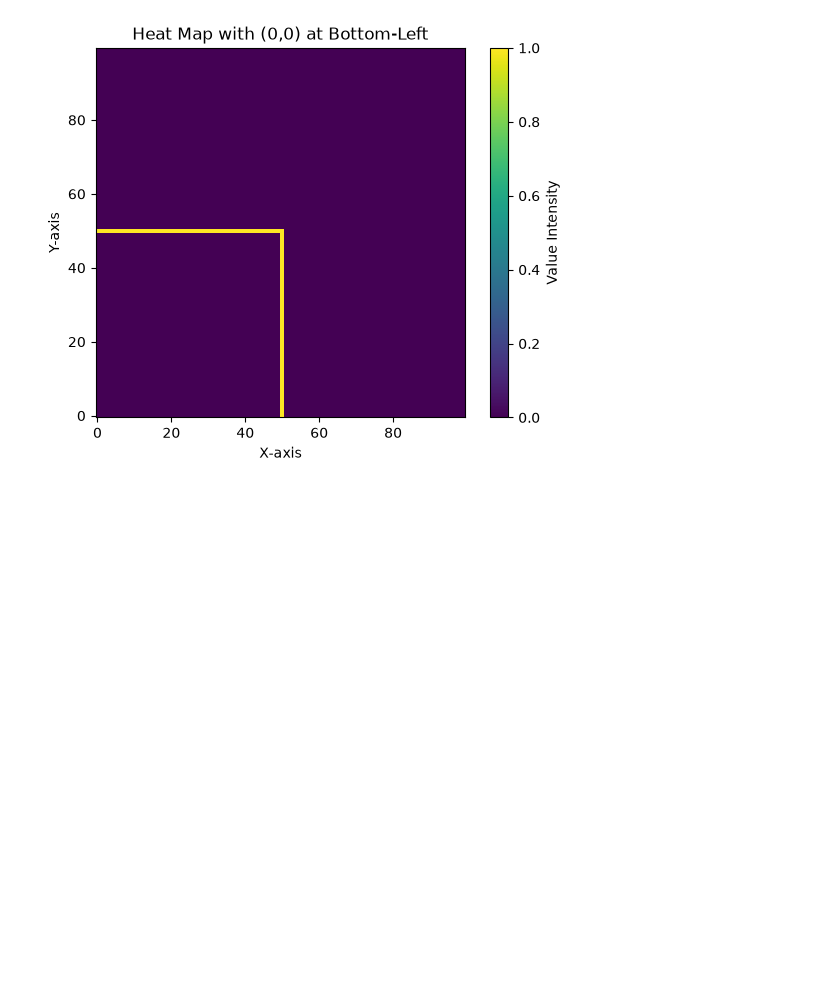
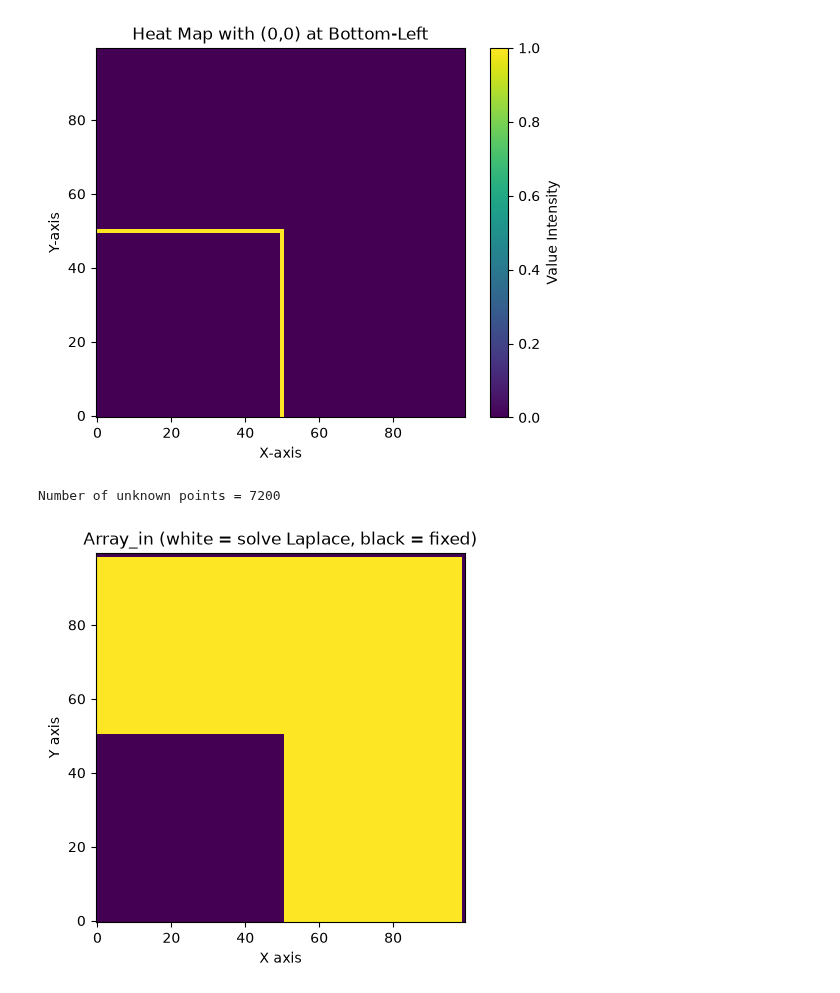
Before and after one commit to pamuduamarasinghe/Computational-Electrodynamics, a Jupyter notebook: CED_02.ipynb, the cells around one changed output. Cells and saved outputs as stored; diff of their text form; code cells hidden in the pictures; blank space fills up the shorter version.

```diff
--- a/CED_02.ipynb
+++ b/CED_02.ipynb
@@ -45,3 +46,25 @@ plt.show()
 # %% [output]
 [figure]
 [figure]
+# %%
+#4
+in_ = np.ones((n, n), dtype=bool)
+
+for k in range(n):
+    in_[k, n-1] = False
+    in_[n-1, k] = False
+
+for i in range(n//2 + 1):
+    for j in range(n//2 + 1):
+        in_[i, j] = False
+
+print("Number of unknown points =", np.sum(in_))
+
+plt.imshow(in_, cmap='viridis', origin='lower')
+plt.title('Array_in (white = solve Laplace, black = fixed)')
+plt.xlabel('X axis')
+plt.ylabel('Y axis')
+plt.show()
+# %% [output]
+Number of unknown points = 7200
+[figure, added]
```
Also changed, not shown: parts of 2 cells of this notebook.
